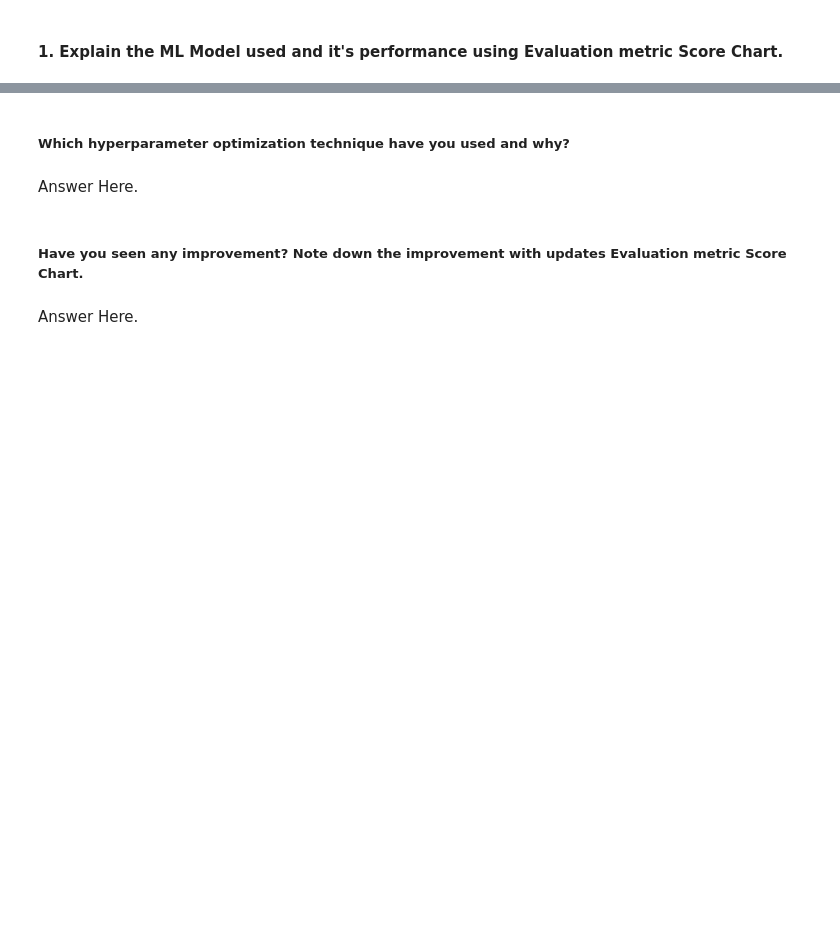
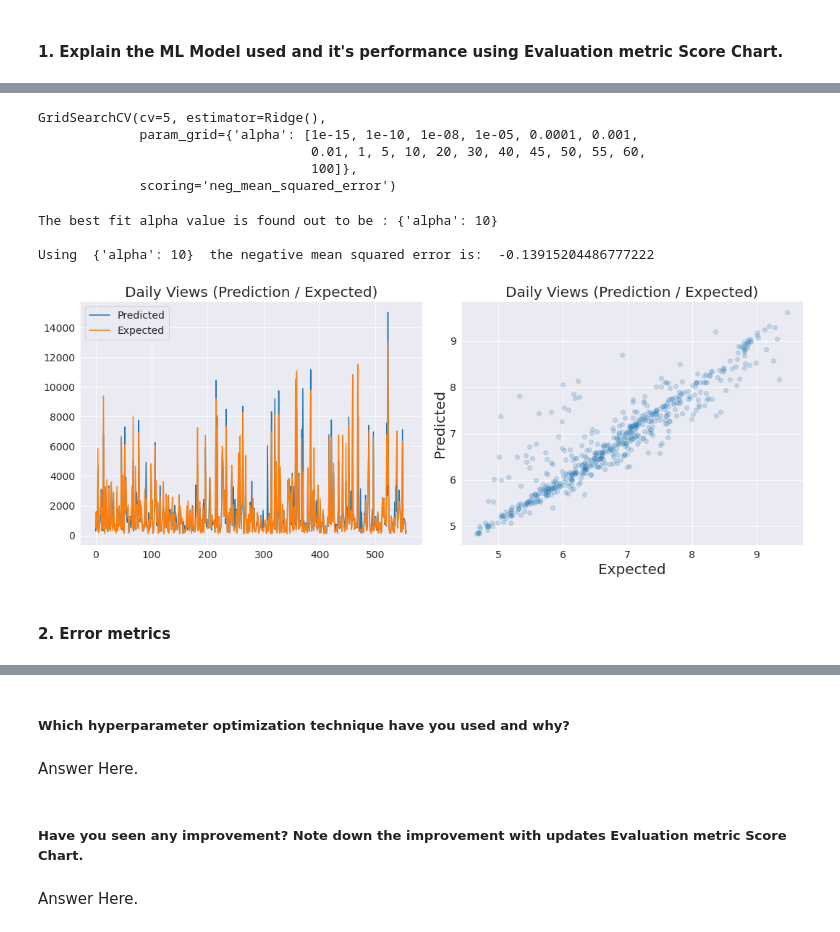
Before and after one commit to rajathAgalkote/TedTalksViewsPrediction_MLRegression, a Jupyter notebook: TED_Talks_Prediction_Regression_ML.ipynb, the cells around one changed output, grey strips where cells are left out. Drawn from its saved outputs; the diff is of its cells as text; code cells hidden in the pictures; blank space fills up the shorter version.

Commit message:
Commit 09 - ML Models built and compared

```diff
--- a/TED_Talks_Prediction_Regression_ML.ipynb
+++ b/TED_Talks_Prediction_Regression_ML.ipynb
@@ -1736,0 +1806,48 @@ Answer Here.
+# %%
+# Hyperprarameter tuning
+ridge = Ridge()
+parameters = {'alpha': [1e-15,1e-10,1e-8,1e-5,1e-4,1e-3,1e-2,1,5,10,20,30,40,45,50,55,60,100]}
+ridge_regressor = GridSearchCV(ridge, parameters, scoring='neg_mean_squared_error', cv=5)
+ridge_regressor.fit(x_train,y_train)
+# %% [output]
+GridSearchCV(cv=5, estimator=Ridge(),
+             param_grid={'alpha': [1e-15, 1e-10, 1e-08, 1e-05, 0.0001, 0.001,
+                                   0.01, 1, 5, 10, 20, 30, 40, 45, 50, 55, 60,
+                                   100]},
+             scoring='neg_mean_squared_error')
+# %%
+# Checking for the best fit
+
+print("The best fit alpha value is found out to be :" ,ridge_regressor.best_params_)
+print("\nUsing ",ridge_regressor.best_params_, " the negative mean squared error is: ", ridge_regressor.best_score_)
+# %% [output]
+The best fit alpha value is found out to be : {'alpha': 10}
+
+Using  {'alpha': 10}  the negative mean squared error is:  -0.13915204486777222
+# %%
+# Model Prediction
+
+y_pred_ridge = ridge_regressor.predict(x_test)
+# %%
+# plotting
+
+plt.figure(figsize=(15,6))
+plt.subplot(1,2,1)
+plt.plot(np.exp(y_pred_ridge))
+plt.plot(np.exp(np.array(y_test)))
+plt.legend(["Predicted","Expected"])
+plt.title('Daily Views (Prediction / Expected)',fontsize=20)
+
+plt.subplot(1,2,2)
+yhat_test=reg.predict(x_test)
+plt.scatter(y_test,y_pred_ridge,alpha=0.2)
+plt.xlabel('Expected',fontsize=20)
+plt.ylabel('Predicted',fontsize=20)
+plt.title('Daily Views (Prediction / Expected)',fontsize=20)
+
+plt.tight_layout()
+plt.show()
+# %% [output]
+[figure, added]
+# %% [markdown]
+#### 2. Error metrics
```
Also changed, not shown: parts of 59 cells of this notebook.
